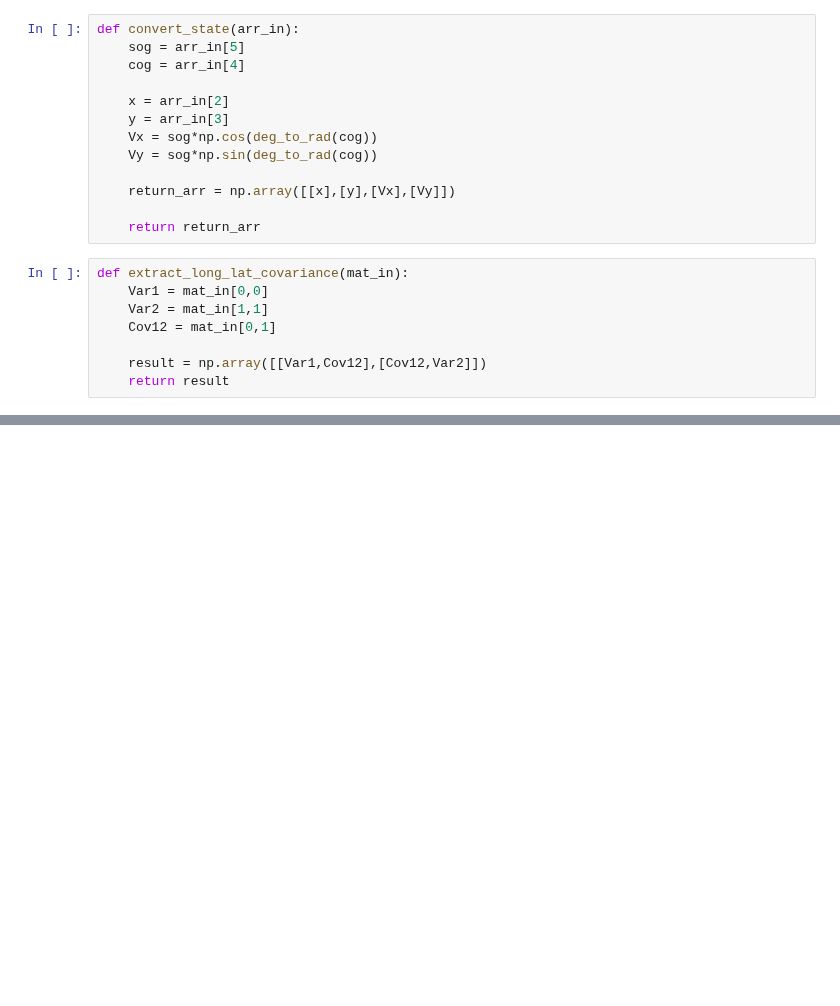
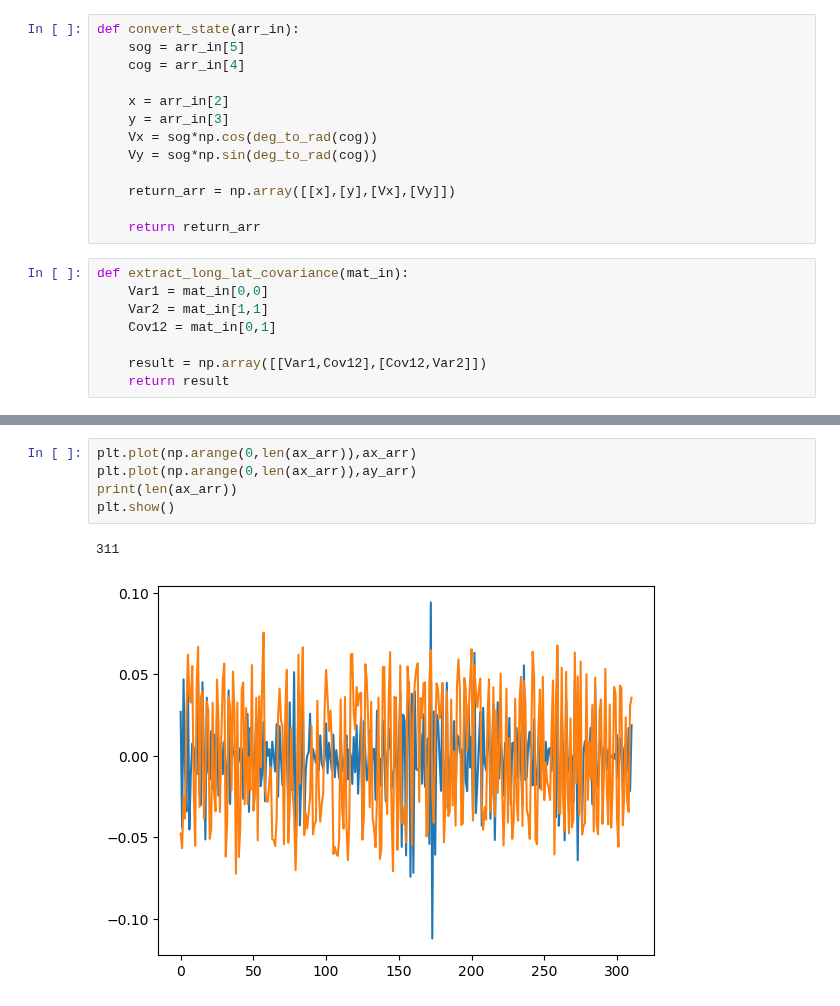
Before and after one commit to cnburger/AIS_KalmanFilter, a Jupyter notebook: SubsamplingTrajectory.ipynb, the cells around one changed output, grey strips where cells are left out. Cells and saved outputs as stored; diff of their text form; blank space fills up the shorter version.

```diff
--- a/SubsamplingTrajectory.ipynb
+++ b/SubsamplingTrajectory.ipynb
@@ -365,0 +401,8 @@ df_sorted
+# %%
+plt.plot(np.arange(0,len(ax_arr)),ax_arr)
+plt.plot(np.arange(0,len(ax_arr)),ay_arr)
+print(len(ax_arr))
+plt.show()
+# %% [output]
+311
+[figure, added]
```
Also changed, not shown: parts of 24 cells of this notebook.
